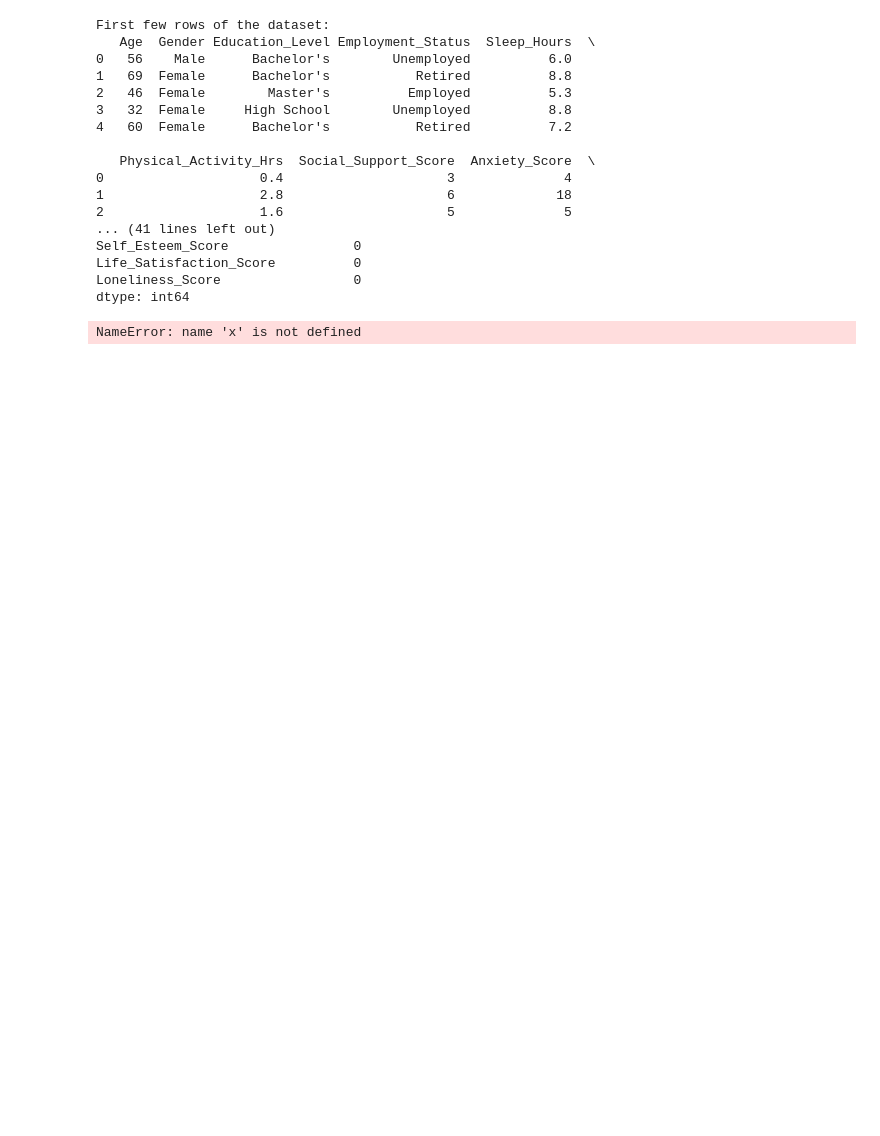
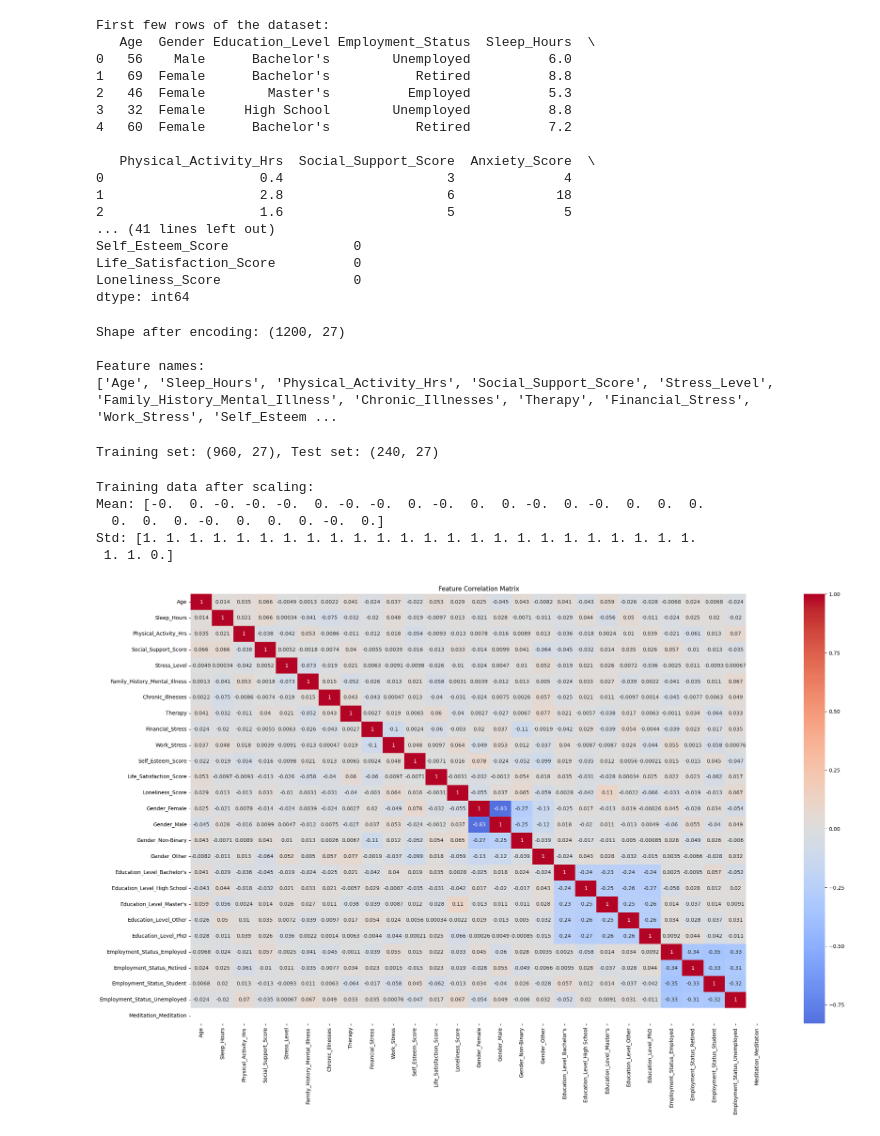
Before and after one commit to Chetakk/Mental-Health-Prediction, a Jupyter notebook: Main.ipynb, the cells around one changed output. Cells and saved outputs as stored; diff of their text form; code cells hidden in the pictures; blank space fills up the shorter version.

Commit message:
included correlation and selectKbest

```diff
--- a/Main.ipynb
+++ b/Main.ipynb
@@ -41,33 +34,51 @@ x = df[feature_columns]
 # %%
-# One-Hot Encoding for categorical variables
+# 1. Data Preprocessing - One-Hot Encoding
 categorical_columns = ['Gender', 'Education_Level', 'Employment_Status', 'Meditation']
-x_encoded = pd.get_dummies(x, columns=categorical_columns, prefix=categorical_columns)
+X = df.copy()
+X_encoded = pd.get_dummies(X, columns=categorical_columns, prefix=categorical_columns)
+X = X_encoded
 
-# Update x with encoded features
-x = x_encoded
+# Define target variables
+y = df[['Depression_Score', 'Anxiety_Score']]
 
-# Display the shape after encoding
-print(f"Shape after One-Hot Encoding: {x.shape}")
-print("\nNew feature names:")
-print(x.columns.tolist())
+# Remove target variables from features
+X = X.drop(['Depression_Score', 'Anxiety_Score'], axis=1)
+
+print("Shape after encoding:", X.shape)
+print("\nFeature names:")
+print(X.columns.tolist())
+# %% [output]
+Shape after encoding: (1200, 27)
+
+Feature names:
+['Age', 'Sleep_Hours', 'Physical_Activity_Hrs', 'Social_Support_Score', 'Stress_Level', 'Family_History_Mental_Illness', 'Chronic_Illnesses', 'Therapy', 'Financial_Stress', 'Work_Stress', 'Self_Esteem ...
-# %%
-# Split data into training and testing sets
-x_train, x_test, y_train, y_test = train_test_split(x, y, random_state=40)
-print(f"Training set: {x_train.shape}, Test set: {x_test.shape}")
-
-scaler = StandardScaler().fit(x_train)
-
-x_train_scaled = scaler.transform(x_train)
-
-# Validation
-print(f"Training data after scaling - Mean: {x_train_scaled.mean(axis=0).round(10)}")
-print(f"Training data after scaling - Std: {x_train_scaled.std(axis=0)}")
-
-# Transform test data using the training scaler
-x_test_scaled = scaler.transform(x_test)
-
-# Validation of test scaling
-print(f"Test data after scaling - Mean: {x_test_scaled.mean(axis=0).round(10)}")
-print(f"Test data after scaling - Std: {x_test_scaled.std(axis=0)}")
-# %% [output]
-NameError: name 'x' is not defined
+# %%
+# 2. Train-Test Split
+X_train, X_test, y_train, y_test = train_test_split(X, y, test_size=0.2, random_state=42)
+print(f"Training set: {X_train.shape}, Test set: {X_test.shape}")
+# %% [output]
+Training set: (960, 27), Test set: (240, 27)
+# %%
+# 3. Standard Scaling
+scaler = StandardScaler()
+X_train_scaled = scaler.fit_transform(X_train)
+X_test_scaled = scaler.transform(X_test)
+
+print("Training data after scaling:")
+print(f"Mean: {X_train_scaled.mean(axis=0).round(10)}")
+print(f"Std: {X_train_scaled.std(axis=0)}")
+# %% [output]
+Training data after scaling:
+Mean: [-0.  0. -0. -0. -0.  0. -0. -0.  0. -0.  0.  0. -0.  0. -0.  0.  0.  0.
+  0.  0.  0. -0.  0.  0.  0. -0.  0.]
+Std: [1. 1. 1. 1. 1. 1. 1. 1. 1. 1. 1. 1. 1. 1. 1. 1. 1. 1. 1. 1. 1. 1. 1. 1.
+ 1. 1. 0.]
+# %%
+# 4. Correlation Analysis
+correlation_matrix = X_train.corr()
+plt.figure(figsize=(25, 15))
+sns.heatmap(correlation_matrix, annot=True, cmap='coolwarm', center=0)
+plt.title('Feature Correlation Matrix')
+plt.show()
+# %% [output]
+[figure, added]
```
Also changed, not shown: parts of 3 cells of this notebook.
